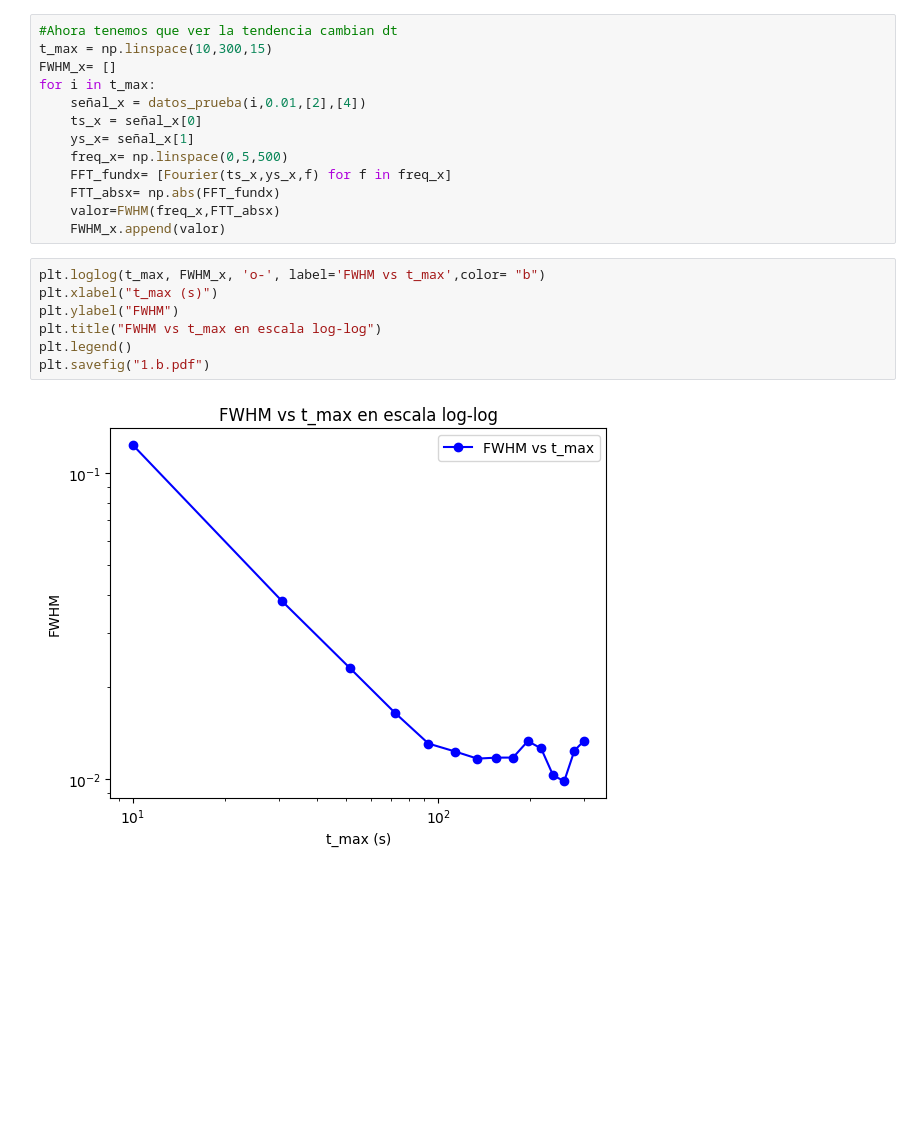
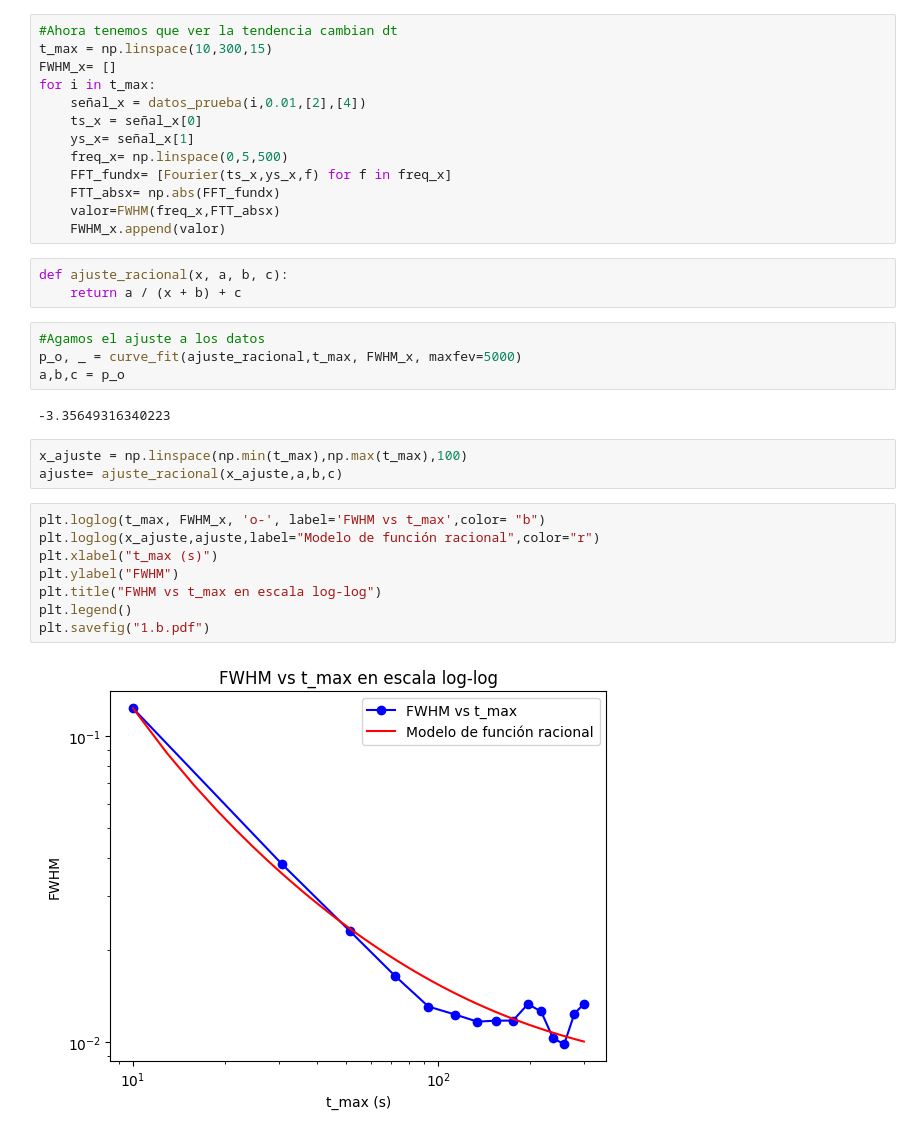
Before and after one commit to JessiDaniL/metodos2_grupo1, a Jupyter notebook: Talleres/Taller_2/Punto1.ipynb, the cells around one changed output. Drawn from its saved outputs; the diff is of its cells as text; blank space fills up the shorter version.

```diff
--- a/Talleres/Taller_2/Punto1.ipynb
+++ b/Talleres/Taller_2/Punto1.ipynb
@@ -106,15 +106,28 @@ for i in t_max:
     FTT_absx= np.abs(FFT_fundx)
     valor=FWHM(freq_x,FTT_absx)
     FWHM_x.append(valor)
+# %%
+def ajuste_racional(x, a, b, c):
+    return a / (x + b) + c
+# %%
+#Agamos el ajuste a los datos
+p_o, _ = curve_fit(ajuste_racional,t_max, FWHM_x, maxfev=5000)
+a,b,c = p_o
+# %% [output]
+-3.35649316340223
+# %%
+x_ajuste = np.linspace(np.min(t_max),np.max(t_max),100)
+ajuste= ajuste_racional(x_ajuste,a,b,c)
 # %%
 plt.loglog(t_max, FWHM_x, 'o-', label='FWHM vs t_max',color= "b")
+plt.loglog(x_ajuste,ajuste,label="Modelo de función racional",color="r")
 plt.xlabel("t_max (s)")
 plt.ylabel("FWHM")
 plt.title("FWHM vs t_max en escala log-log")
 plt.legend()
 plt.savefig("1.b.pdf")
 # %% [output]
-[figure, old version]
+[figure, new version]
 # %%
 #Punto 1.c
 datos = np.loadtxt("Datos/Datos_punto1.csv", delimiter=";")
```
Also changed, not shown: parts of 13 cells of this notebook, 3 other files.
